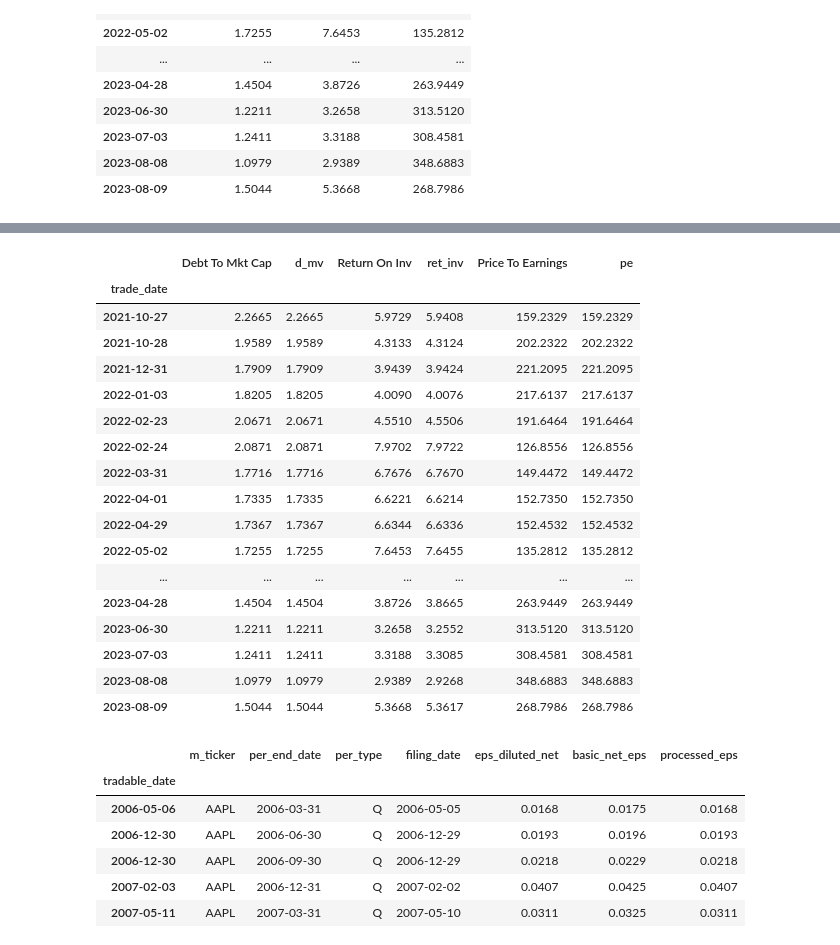
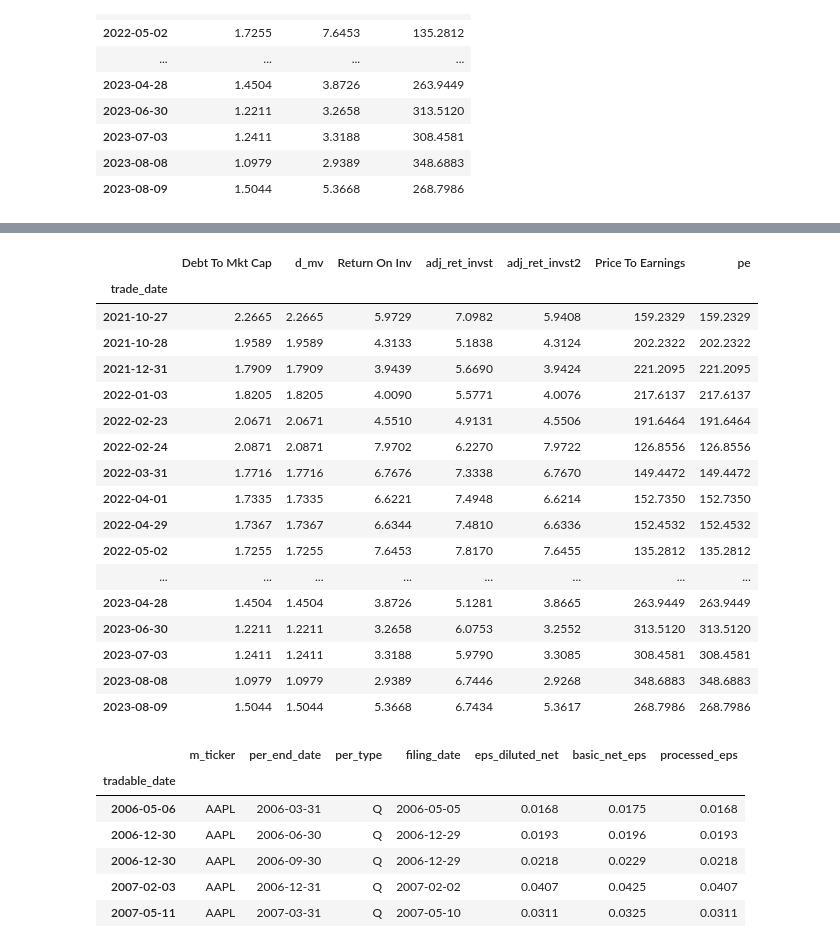
Before and after one commit to MrHumble-Bee/quantitative_trading_strategies, a Jupyter notebook: hw3_financialratioquantiles/hw3_financialratioquantiles.ipynb, the cells around one changed output, grey strips where cells are left out. Cells and saved outputs as stored; diff of their text form; code cells hidden in the pictures.

```diff
--- a/hw3_financialratioquantiles/hw3_financialratioquantiles.ipynb
+++ b/hw3_financialratioquantiles/hw3_financialratioquantiles.ipynb
@@ -457,9 +457,18 @@ class Processing:
         debt_equity_df = zacks_fr_table[zacks_fr_table['per_type'] == filter_per_type][validation_fr_columns]
         report_date_df = zacks_fc_table[zacks_fc_table['per_type'] == filter_per_type][validation_fc_columns]
         mkt_val_df['m_ticker'] = mkt_val_df['m_ticker'].str.strip()
+        mkt_val_df['per_type'] = mkt_val_df['per_type'].str.strip()
         mkt_val_df['per_end_date'] = pd.to_datetime(mkt_val_df['per_end_date'])
+        debt_equity_df['per_end_date'] = pd.to_datetime(debt_equity_df['per_end_date'])
+        report_date_df['per_end_date'] = pd.to_datetime(report_date_df['per_end_date'])
         debt_equity_df = report_date_df.merge(debt_equity_df, on=['m_ticker', 'per_end_date', 'per_type'], how='right').dropna(subset=['m_ticker'], how='any')
-        # debt_equity_df = debt_equity_df.merge(mkt_val_df, on=['m_ticker', 'per_end_date', 'per_type'], how='left')
+        debt_equity_df = debt_equity_df.merge(mkt_val_df, on=['m_ticker', 'per_end_date', 'per_type'], how='left')
+        # display(mkt_val_df['m_ticker'].unique())
+        # display(debt_equity_df['m_ticker'].unique())
+        # display(mkt_val_df['per_end_date'].unique())
+        # display(debt_equity_df['per_end_date'].unique())
+        # display(mkt_val_df['per_type'].unique())
+        # display(debt_equity_df['per_type'].unique())
         # display(mkt_val_df)
 
         # Cleaning Columns
@@ -751,0 +759,14 @@ ret_inv_df
+# %%
+lly_roi_df: pd.DataFrame = Processing.extract_expand_ffill(ret_inv_df.loc['LLY'])
+lly_roi_df.index.name = 'tradable_date'
+
+lly_roi_df['lterm_debt'] = lly_roi_df['net_lterm_debt'].fillna(lly_roi_df['tot_lterm_debt'])
+
+# ROI CALCULATION
+lly_roi_df['return'] = lly_roi_df['ret_invst'] * (lly_roi_df['mkt_val'] + lly_roi_df['lterm_debt'])
+lly_roi_df['adj_close'] = price_table.loc[lly_roi_df.index, 'adj_close']
+ped_adj_close_series = price_table.loc[lly_roi_df['per_end_date'], 'adj_close']
+ped_adj_close_series.index = lly_roi_df.index
+lly_roi_df['ped_adj_close'] = ped_adj_close_series
+lly_roi_df['adj_ret_invst'] = lly_roi_df['return'] / ((lly_roi_df['mkt_val'] * (lly_roi_df['ped_adj_close'] / lly_roi_df['adj_close'])) + lly_roi_df['lterm_debt'])
+lly_roi_df
@@ -974,38 +1010,38 @@ lly_ret_invst.loc['2021-10-27':, :]
 # %%
 test_df = eps_series[['pe']].merge(
     ratio_validation_df,
     how='right',
     left_index=True, right_index=True
 ).merge(lly_debt_mktval_df[['d_mv']],
     how='left',
     left_index=True, right_index=True
-).merge(lly_ret_invst[['ret_inv']],
+).merge(lly_roi_df[['adj_ret_invst', 'adj_ret_invst2']],
     how='left',
     left_index=True, right_index=True
 )
-test_df = test_df[['Debt To Mkt Cap', 'd_mv', 'Return On Inv', 'ret_inv', 'Price To Earnings', 'pe']]
+test_df = test_df[['Debt To Mkt Cap', 'd_mv', 'Return On Inv', 'adj_ret_invst', 'adj_ret_invst2', 'Price To Earnings', 'pe']]
 display(test_df)
 assert np.allclose(test_df['pe'], test_df['Price To Earnings'])
 assert np.allclose(test_df['d_mv'], test_df['Debt To Mkt Cap'])
 # %% [output]
-|  | Debt To Mkt Cap | d_mv | Return On Inv | ret_inv | Price To Earnings | pe |
-| trade_date |  |  |  |  |  |  |
-| 2021-10-27 | 2.2665 | 2.2665 | 5.9729 | 5.9408 | 159.2329 | 159.2329 |
-| 2021-10-28 | 1.9589 | 1.9589 | 4.3133 | 4.3124 | 202.2322 | 202.2322 |
-| 2021-12-31 | 1.7909 | 1.7909 | 3.9439 | 3.9424 | 221.2095 | 221.2095 |
-| 2022-01-03 | 1.8205 | 1.8205 | 4.0090 | 4.0076 | 217.6137 | 217.6137 |
-| 2022-02-23 | 2.0671 | 2.0671 | 4.5510 | 4.5506 | 191.6464 | 191.6464 |
-| 2022-02-24 | 2.0871 | 2.0871 | 7.9702 | 7.9722 | 126.8556 | 126.8556 |
-| 2022-03-31 | 1.7716 | 1.7716 | 6.7676 | 6.7670 | 149.4472 | 149.4472 |
-| 2022-04-01 | 1.7335 | 1.7335 | 6.6221 | 6.6214 | 152.7350 | 152.7350 |
-| 2022-04-29 | 1.7367 | 1.7367 | 6.6344 | 6.6336 | 152.4532 | 152.4532 |
-| 2022-05-02 | 1.7255 | 1.7255 | 7.6453 | 7.6455 | 135.2812 | 135.2812 |
-| ... | ... | ... | ... | ... | ... | ... |
-| 2023-04-28 | 1.4504 | 1.4504 | 3.8726 | 3.8665 | 263.9449 | 263.9449 |
-| 2023-06-30 | 1.2211 | 1.2211 | 3.2658 | 3.2552 | 313.5120 | 313.5120 |
-| 2023-07-03 | 1.2411 | 1.2411 | 3.3188 | 3.3085 | 308.4581 | 308.4581 |
-| 2023-08-08 | 1.0979 | 1.0979 | 2.9389 | 2.9268 | 348.6883 | 348.6883 |
-| 2023-08-09 | 1.5044 | 1.5044 | 5.3668 | 5.3617 | 268.7986 | 268.7986 |
+|  | Debt To Mkt Cap | d_mv | Return On Inv | adj_ret_invst | adj_ret_invst2 | Price To Earnings | pe |
+| trade_date |  |  |  |  |  |  |  |
+| 2021-10-27 | 2.2665 | 2.2665 | 5.9729 | 7.0982 | 5.9408 | 159.2329 | 159.2329 |
+| 2021-10-28 | 1.9589 | 1.9589 | 4.3133 | 5.1838 | 4.3124 | 202.2322 | 202.2322 |
+| 2021-12-31 | 1.7909 | 1.7909 | 3.9439 | 5.6690 | 3.9424 | 221.2095 | 221.2095 |
+| 2022-01-03 | 1.8205 | 1.8205 | 4.0090 | 5.5771 | 4.0076 | 217.6137 | 217.6137 |
+| 2022-02-23 | 2.0671 | 2.0671 | 4.5510 | 4.9131 | 4.5506 | 191.6464 | 191.6464 |
+| 2022-02-24 | 2.0871 | 2.0871 | 7.9702 | 6.2270 | 7.9722 | 126.8556 | 126.8556 |
+| 2022-03-31 | 1.7716 | 1.7716 | 6.7676 | 7.3338 | 6.7670 | 149.4472 | 149.4472 |
+| 2022-04-01 | 1.7335 | 1.7335 | 6.6221 | 7.4948 | 6.6214 | 152.7350 | 152.7350 |
+| 2022-04-29 | 1.7367 | 1.7367 | 6.6344 | 7.4810 | 6.6336 | 152.4532 | 152.4532 |
+| 2022-05-02 | 1.7255 | 1.7255 | 7.6453 | 7.8170 | 7.6455 | 135.2812 | 135.2812 |
+| ... | ... | ... | ... | ... | ... | ... | ... |
+| 2023-04-28 | 1.4504 | 1.4504 | 3.8726 | 5.1281 | 3.8665 | 263.9449 | 263.9449 |
+| 2023-06-30 | 1.2211 | 1.2211 | 3.2658 | 6.0753 | 3.2552 | 313.5120 | 313.5120 |
+| 2023-07-03 | 1.2411 | 1.2411 | 3.3188 | 5.9790 | 3.3085 | 308.4581 | 308.4581 |
+| 2023-08-08 | 1.0979 | 1.0979 | 2.9389 | 6.7446 | 2.9268 | 348.6883 | 348.6883 |
+| 2023-08-09 | 1.5044 | 1.5044 | 5.3668 | 6.7434 | 5.3617 | 268.7986 | 268.7986 |
 # %%
 test = eps_df.loc[['AAPL', 'LLY'], :]
 # test.groupby('m_ticker').apply(lambda df: display(df.reset_index().set_index('tradable_date').reset_index().set_index(['m_ticker', 'tradable_date'])))
```
Also changed, not shown: parts of 5 cells of this notebook.
